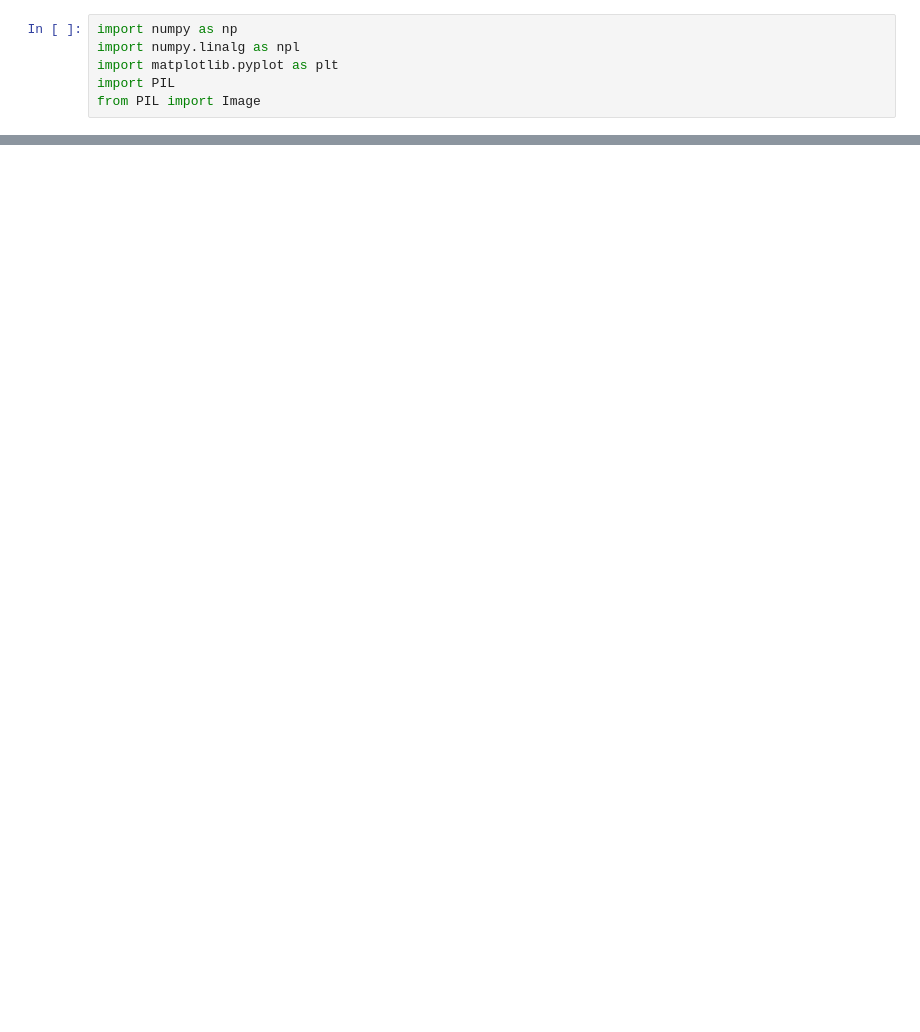
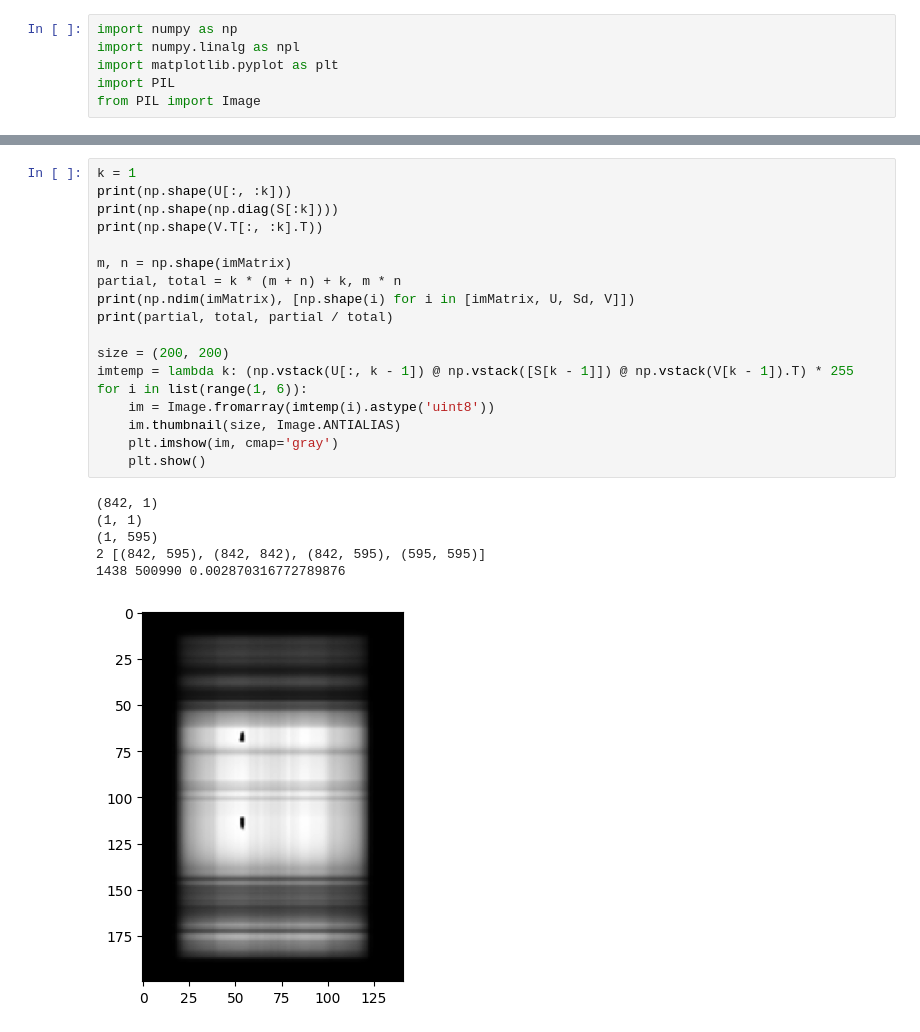
Before and after one commit to yoots50/LA-2, a Jupyter notebook: Untitled3.ipynb, the cells around one changed output, grey strips where cells are left out. Saved outputs shown, nothing was run; the diff lists cells and outputs as text; blank space fills up the shorter version.

```diff
--- a/Untitled3.ipynb
+++ b/Untitled3.ipynb
@@ -34,0 +59,25 @@ plt.show()
+# %%
+k = 1
+print(np.shape(U[:, :k]))
+print(np.shape(np.diag(S[:k])))
+print(np.shape(V.T[:, :k].T))
+
+m, n = np.shape(imMatrix)
+partial, total = k * (m + n) + k, m * n
+print(np.ndim(imMatrix), [np.shape(i) for i in [imMatrix, U, Sd, V]])
+print(partial, total, partial / total)
+
+size = (200, 200)
+imtemp = lambda k: (np.vstack(U[:, k - 1]) @ np.vstack([S[k - 1]]) @ np.vstack(V[k - 1]).T) * 255
+for i in list(range(1, 6)):
+    im = Image.fromarray(imtemp(i).astype('uint8'))
+    im.thumbnail(size, Image.ANTIALIAS)
+    plt.imshow(im, cmap='gray')
+    plt.show()
+# %% [output]
+(842, 1)
+(1, 1)
+(1, 595)
+2 [(842, 595), (842, 842), (842, 595), (595, 595)]
+1438 500990 0.002870316772789876
+[figure, added]
```
Also changed, not shown: parts of 7 cells of this notebook.
